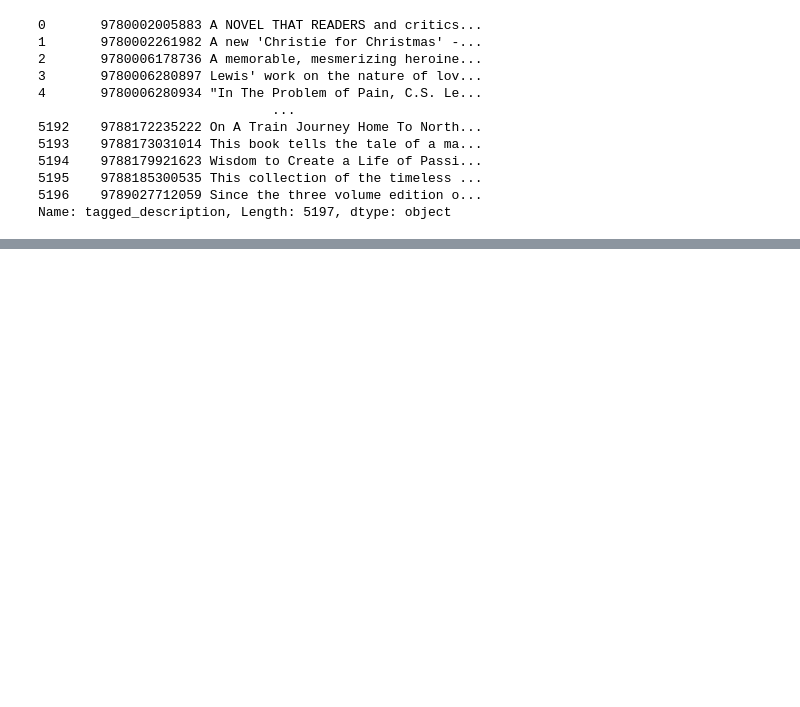
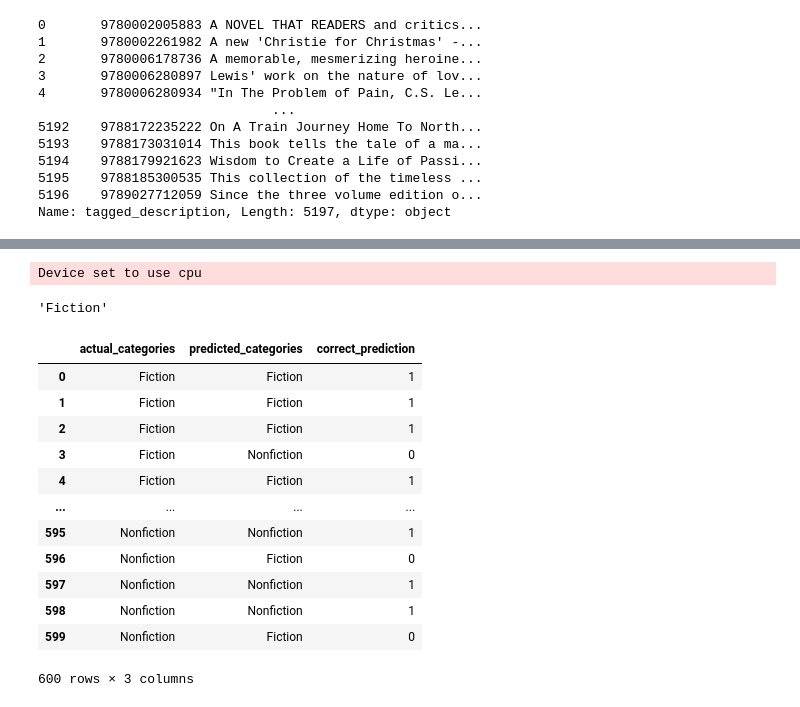
Before and after one commit to pranavsebastianlouis/Semantic_Book_Recommender, a Jupyter notebook: notebooks/vector-search.ipynb, the cells around one changed output, grey strips where cells are left out. Saved outputs shown, nothing was run; the diff lists cells and outputs as text; code cells hidden in the pictures; blank space fills up the shorter version.

```diff
--- a/notebooks/vector-search.ipynb
+++ b/notebooks/vector-search.ipynb
@@ -39,0 +142,7 @@ Name: tagged_description, Length: 5197, dtype: object
+# %%
+#for zero-shot classification
+from transformers import pipeline
+fiction_categories = ["Fiction", "Nonfiction"]
+pipe = pipeline("zero-shot-classification", model = "facebook/bart-large-mnli")
+# %% [output]
+Device set to use cpu
@@ -39,0 +153,46 @@ Name: tagged_description, Length: 5197, dtype: object
+# %%
+import numpy as np
+max_index = np.argmax(result["scores"])
+max_label = result["labels"][max_index]
+max_label
+# %% [output]
+'Fiction'
+# %%
+def generate_predictions(sequence, categories):
+    results = pipe(sequence, categories)
+    max_index = np.argmax(results["scores"])
+    max_label = results["labels"][max_index]
+    return max_label
+# %%
+from tqdm import tqdm
+#checking how good the model is at predicting
+actual_cats = []
+predicted_cats = []
+#checking out fiction and nonfiction predictions
+for cat in ["Fiction", "Nonfiction"]:
+    subset = books.loc[books["simple_categories"] == cat, "description"].reset_index(drop=True)
+    for i in tqdm(range(300), desc=f"Processing {cat}"):
+        sequence = subset[i]
+        predicted_cats.append(generate_predictions(sequence, fiction_categories))
+        actual_cats.append(cat)
+# %%
+predictions_df = pd.DataFrame()
+predictions_df["actual_categories"] = actual_cats
+predictions_df["predicted_categories"] = predicted_cats
+predictions_df["correct_prediction"] = np.where(predictions_df["actual_categories"] == predictions_df["predicted_categories"], 1, 0)
+# %%
+predictions_df
+# %% [output]
+|  | actual_categories | predicted_categories | correct_prediction |
+| 0 | Fiction | Fiction | 1 |
+| 1 | Fiction | Fiction | 1 |
+| 2 | Fiction | Fiction | 1 |
+| 3 | Fiction | Nonfiction | 0 |
+| 4 | Fiction | Fiction | 1 |
+| ... | ... | ... | ... |
+| 595 | Nonfiction | Nonfiction | 1 |
+| 596 | Nonfiction | Fiction | 0 |
+| 597 | Nonfiction | Nonfiction | 1 |
+| 598 | Nonfiction | Nonfiction | 1 |
+| 599 | Nonfiction | Fiction | 0 |
+600 rows × 3 columns
```
Also changed, not shown: parts of 14 cells of this notebook.
